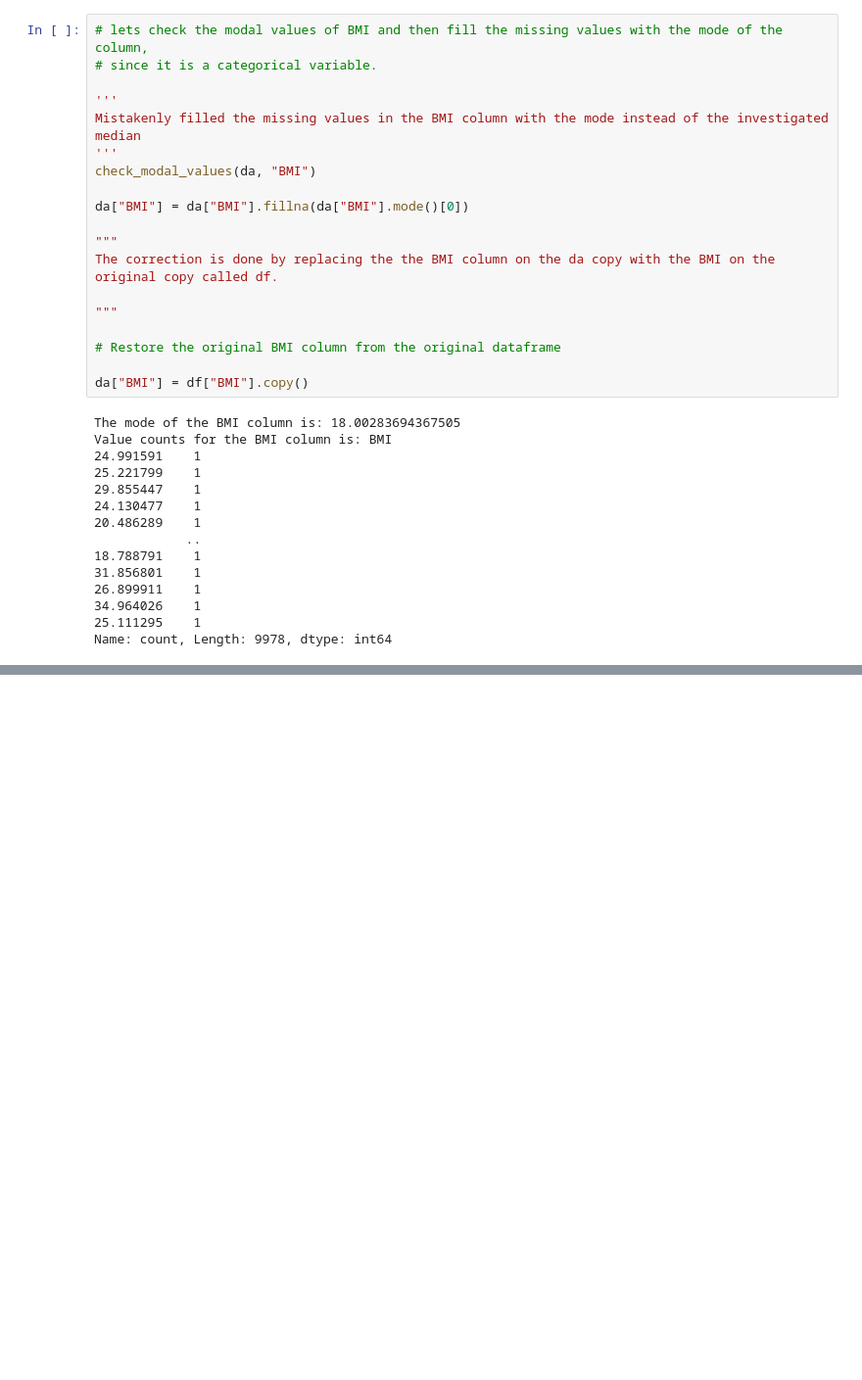
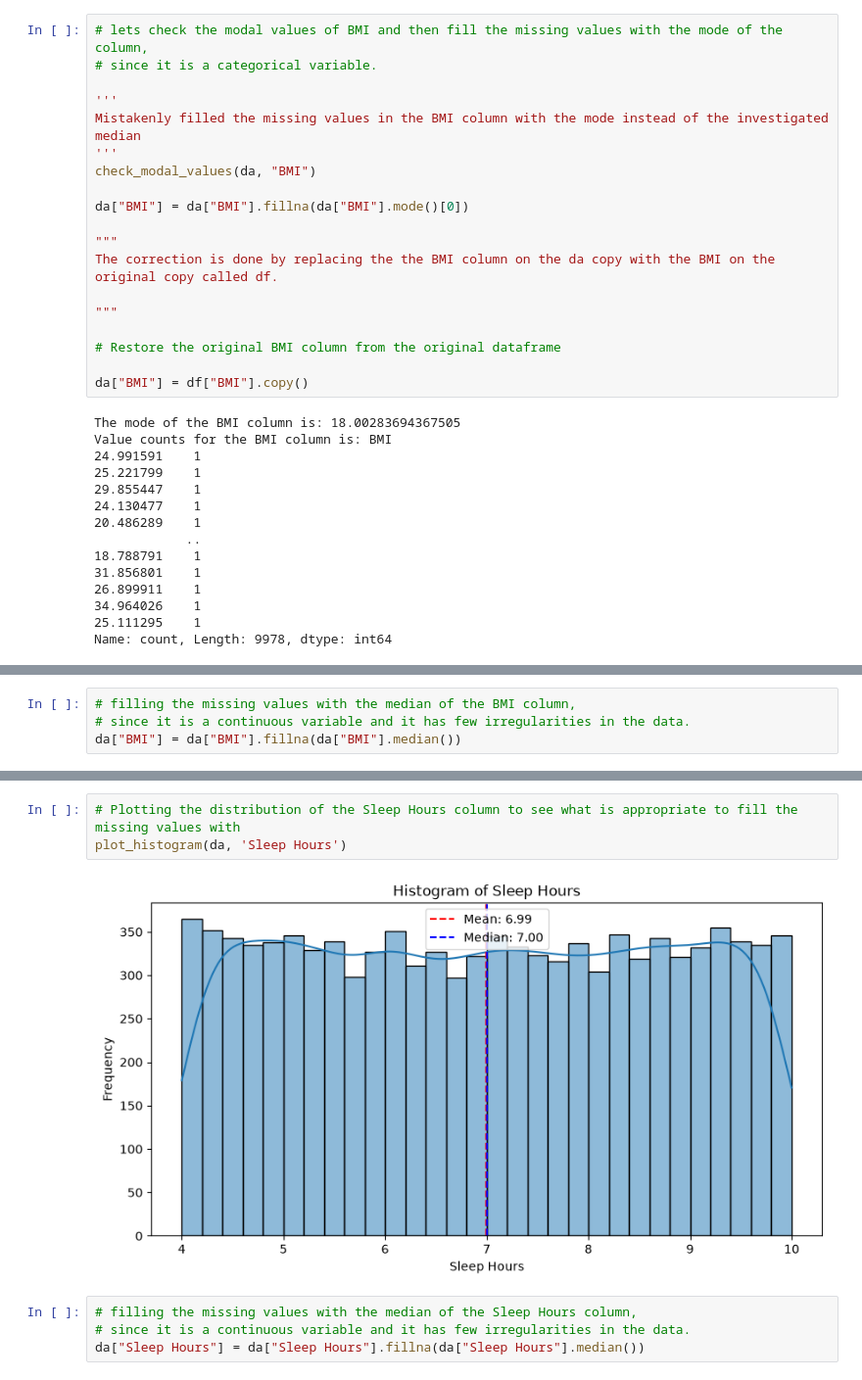
Before and after one commit to olaoluwacode/Heart-Disease-Detection-with-Machine-Learning, a Jupyter notebook: heartdisease.ipynb, the cells around one changed output, grey strips where cells are left out. Shown at 98% size. Cells and saved outputs as stored; diff of their text form; blank space fills up the shorter version.

```diff
--- a/heartdisease.ipynb
+++ b/heartdisease.ipynb
@@ -543,0 +553,4 @@ memory usage: 1.6 MB
+# %%
+# filling the missing values with the median of the BMI column,
+# since it is a continuous variable and it has few irregularities in the data.
+da["BMI"] = da["BMI"].fillna(da["BMI"].median())
@@ -543,0 +577,9 @@ memory usage: 1.6 MB
+# %%
+# Plotting the distribution of the Sleep Hours column to see what is appropriate to fill the missing values with
+plot_histogram(da, 'Sleep Hours')
+# %% [output]
+[figure, added]
+# %%
+# filling the missing values with the median of the Sleep Hours column,
+# since it is a continuous variable and it has few irregularities in the data.
+da["Sleep Hours"] = da["Sleep Hours"].fillna(da["Sleep Hours"].median())
```
Also changed, not shown: parts of 12 cells of this notebook.
